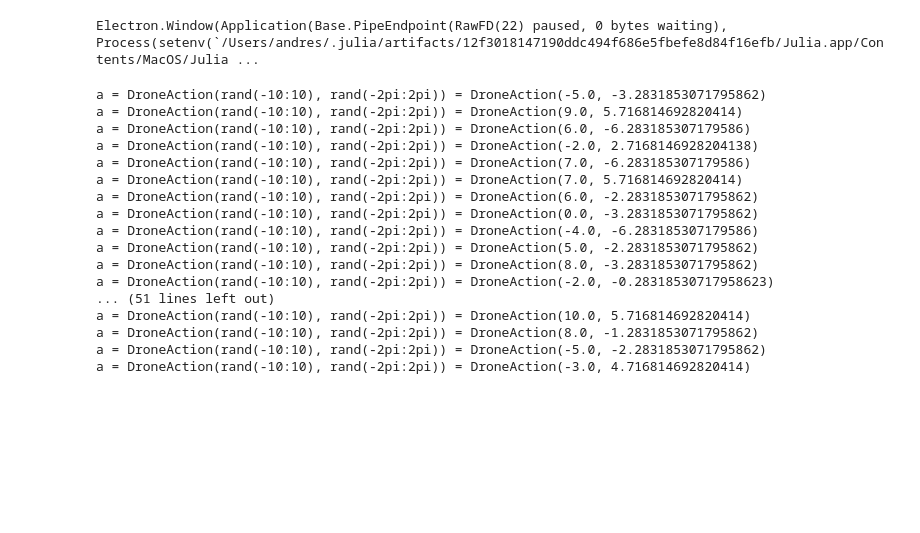
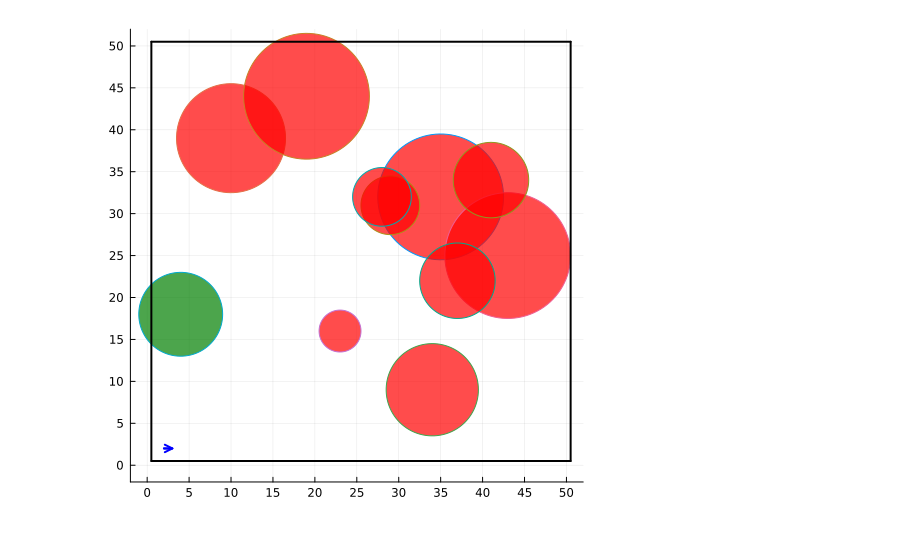
Before and after one commit to khyeonn/MDP-Drone, a Jupyter notebook: Drone.ipynb, the cells around one changed output. Saved outputs shown, nothing was run; the diff lists cells and outputs as text; code cells hidden in the pictures; blank space fills up the shorter version.

```diff
--- a/Drone.ipynb
+++ b/Drone.ipynb
@@ -201,6 +203,5 @@ function create_animation(batch_mdp::Vector{Dronemdp})
 end;
 # %%
 mdp = Dronemdp()
-mdp.drone = DroneState(25,25,0,pi)
 render(mdp)
 # %% [output]
@@ -209,29 +208 @@ objc[37570]: Class WebSwapCGLLayer is implemented in both /System/Library/Framew
-Electron.Window(Application(Base.PipeEndpoint(RawFD(22) paused, 0 bytes waiting), Process(setenv(`/Users/andres/.julia/artifacts/12f3018147190ddc494f686e5fbefe8d84f16efb/Julia.app/Contents/MacOS/Julia ...
+[figure, added]
-# %%
-for i in 1:100
-    if mdp.isterminal
-        break
-    end
-    sleep(0.5)
-    @show a = DroneAction(rand(-10:10),rand(-2*pi:2*pi))
-    gen(mdp,a)
-    render(mdp)
-end
-# %% [output]
-a = DroneAction(rand(-10:10), rand(-2pi:2pi)) = DroneAction(-5.0, -3.2831853071795862)
-a = DroneAction(rand(-10:10), rand(-2pi:2pi)) = DroneAction(9.0, 5.716814692820414)
-a = DroneAction(rand(-10:10), rand(-2pi:2pi)) = DroneAction(6.0, -6.283185307179586)
-a = DroneAction(rand(-10:10), rand(-2pi:2pi)) = DroneAction(-2.0, 2.7168146928204138)
-a = DroneAction(rand(-10:10), rand(-2pi:2pi)) = DroneAction(7.0, -6.283185307179586)
-a = DroneAction(rand(-10:10), rand(-2pi:2pi)) = DroneAction(7.0, 5.716814692820414)
-a = DroneAction(rand(-10:10), rand(-2pi:2pi)) = DroneAction(6.0, -2.2831853071795862)
-a = DroneAction(rand(-10:10), rand(-2pi:2pi)) = DroneAction(0.0, -3.2831853071795862)
-a = DroneAction(rand(-10:10), rand(-2pi:2pi)) = DroneAction(-4.0, -6.283185307179586)
-a = DroneAction(rand(-10:10), rand(-2pi:2pi)) = DroneAction(5.0, -2.2831853071795862)
-a = DroneAction(rand(-10:10), rand(-2pi:2pi)) = DroneAction(8.0, -3.2831853071795862)
-a = DroneAction(rand(-10:10), rand(-2pi:2pi)) = DroneAction(-2.0, -0.28318530717958623)
-... (51 lines left out)
-a = DroneAction(rand(-10:10), rand(-2pi:2pi)) = DroneAction(10.0, 5.716814692820414)
-a = DroneAction(rand(-10:10), rand(-2pi:2pi)) = DroneAction(8.0, -1.2831853071795862)
-a = DroneAction(rand(-10:10), rand(-2pi:2pi)) = DroneAction(-5.0, -2.2831853071795862)
-a = DroneAction(rand(-10:10), rand(-2pi:2pi)) = DroneAction(-3.0, 4.716814692820414)
```
Also changed, not shown: parts of 4 cells of this notebook, 6 other files.
